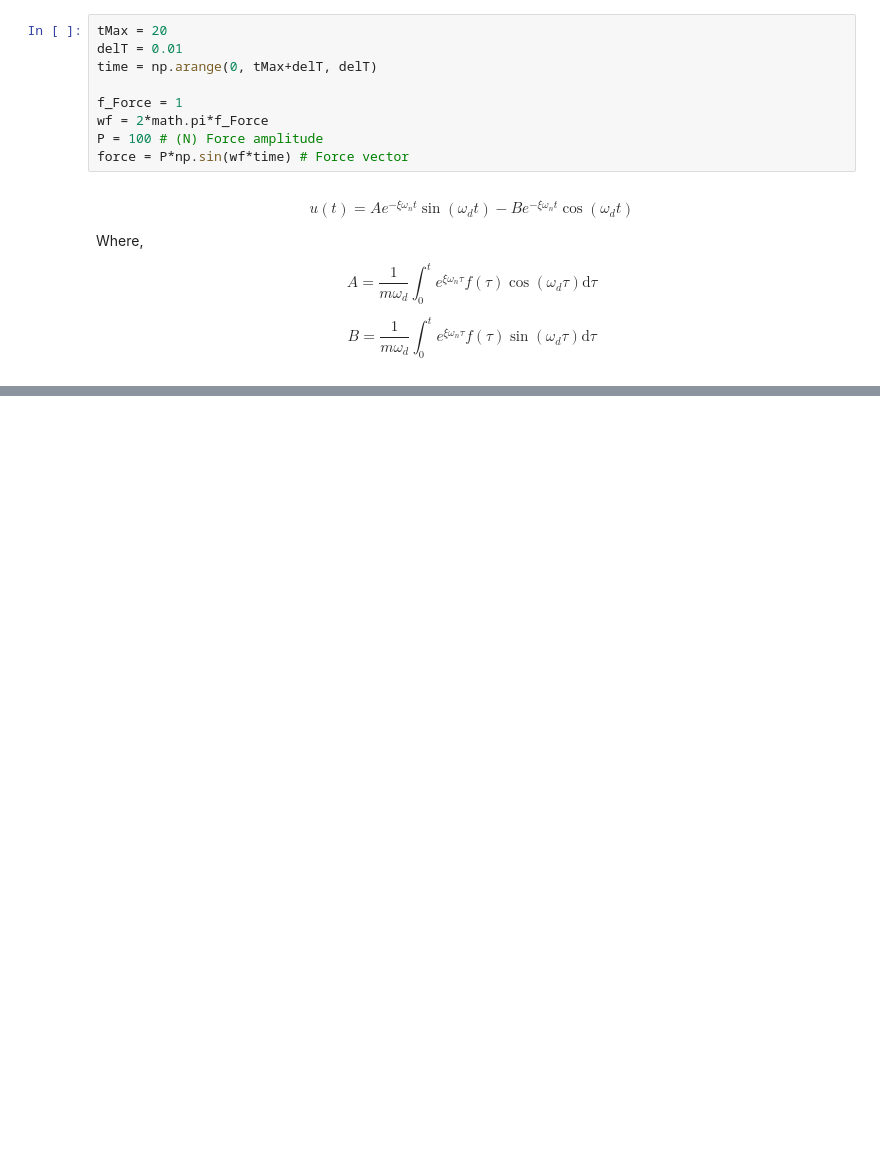
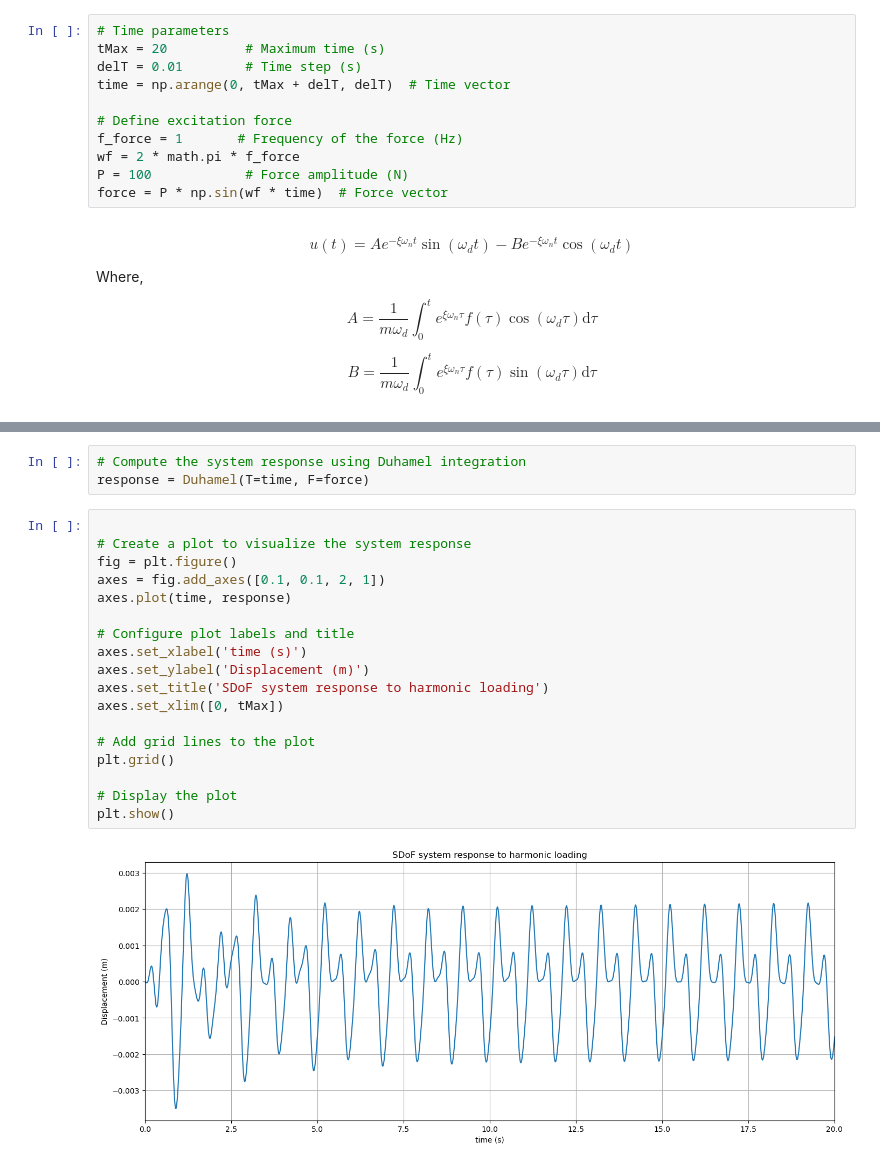
Before and after one commit to fkboateng/crowd_vibration_with_duhamel_integral, a Jupyter notebook: Duhamel_num_soln.ipynb, the cells around one changed output, grey strips where cells are left out. Cells and saved outputs as stored; diff of their text form; blank space fills up the shorter version.

```diff
--- a/Duhamel_num_soln.ipynb
+++ b/Duhamel_num_soln.ipynb
@@ -14,12 +48,14 @@ wd = wn*math.sqrt(1-xi**2)
 # %%
-tMax = 20
-delT = 0.01
-time = np.arange(0, tMax+delT, delT)
+# Time parameters
+tMax = 20          # Maximum time (s)
+delT = 0.01        # Time step (s)
+time = np.arange(0, tMax + delT, delT)  # Time vector
 
-f_Force = 1
-wf = 2*math.pi*f_Force
-P = 100 # (N) Force amplitude
-force = P*np.sin(wf*time) # Force vector
+# Define excitation force
+f_force = 1       # Frequency of the force (Hz)
+wf = 2 * math.pi * f_force
+P = 100            # Force amplitude (N)
+force = P * np.sin(wf * time)  # Force vector
 # %% [markdown]
 \begin{equation}
 u(t) = A e^{-\xi \omega_n t} \sin (\omega_d t) - B e^{-\xi \omega_n t} \cos (\omega_d t)
@@ -55,0 +105,23 @@ def Duhamel(T, F):
+# %%
+# Compute the system response using Duhamel integration
+response = Duhamel(T=time, F=force)
+# %%
+
+# Create a plot to visualize the system response
+fig = plt.figure()
+axes = fig.add_axes([0.1, 0.1, 2, 1])
+axes.plot(time, response)
+
+# Configure plot labels and title
+axes.set_xlabel('time (s)')
+axes.set_ylabel('Displacement (m)')
+axes.set_title('SDoF system response to harmonic loading')
+axes.set_xlim([0, tMax])
+
+# Add grid lines to the plot
+plt.grid()
+
+# Display the plot
+plt.show()
+# %% [output]
+[figure, added]
```
Also changed, not shown: parts of 5 cells of this notebook.
